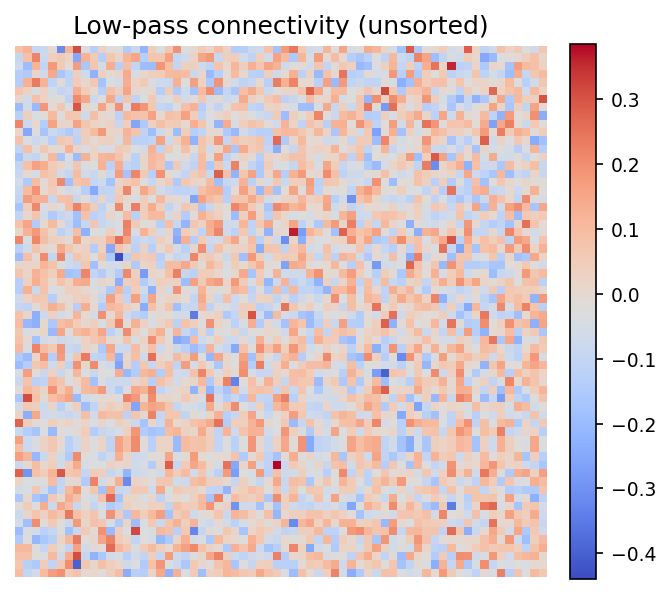
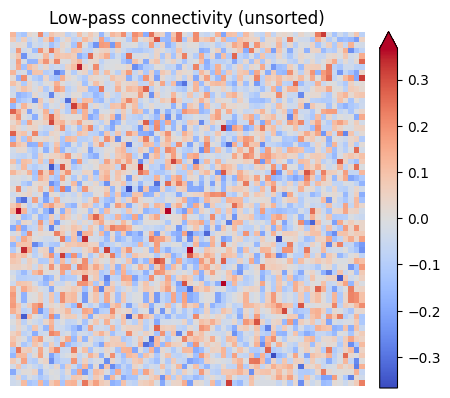
Unified diff of the notebook cell whose output changed from the first chart to the second:
--- before
+++ after
@@ -12,7 +12,9 @@
 imroll_unsorted = np.roll(np.roll(im_unsorted, -n // 4, axis=0), 0, axis=1)
 
+limit = abs(imroll_unsorted.min())
+
 plt.figure(figsize=(5, 5))
-img = plt.imshow(imroll_unsorted, cmap='coolwarm', vmin=imroll_unsorted.min(), vmax=imroll_unsorted.max())
-plt.colorbar(img, fraction=0.046, pad=0.04)
+img = plt.imshow(imroll_unsorted, cmap='coolwarm', vmin=-limit, vmax=limit)
+plt.colorbar(img, fraction=0.046, pad=0.04, extend="max")
 plt.title('Low-pass connectivity (unsorted)')
 plt.axis('off')

Commit: fix low pass connectivity graph